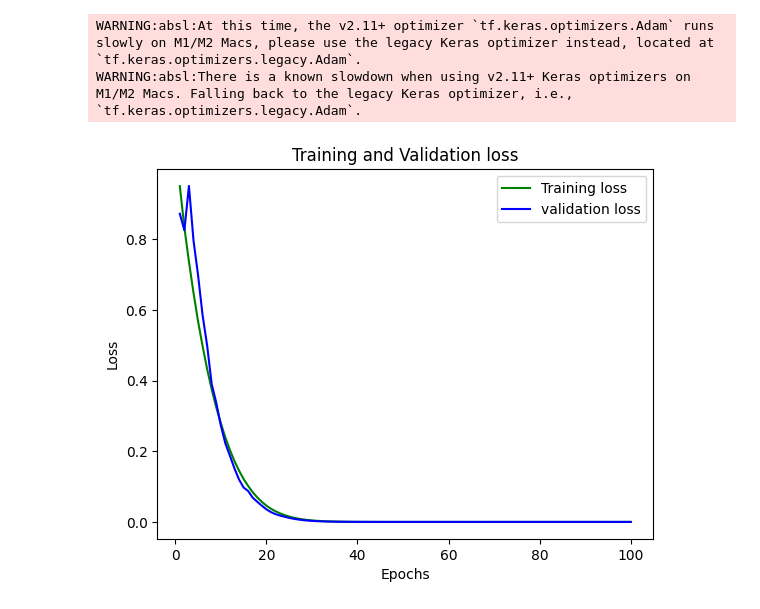
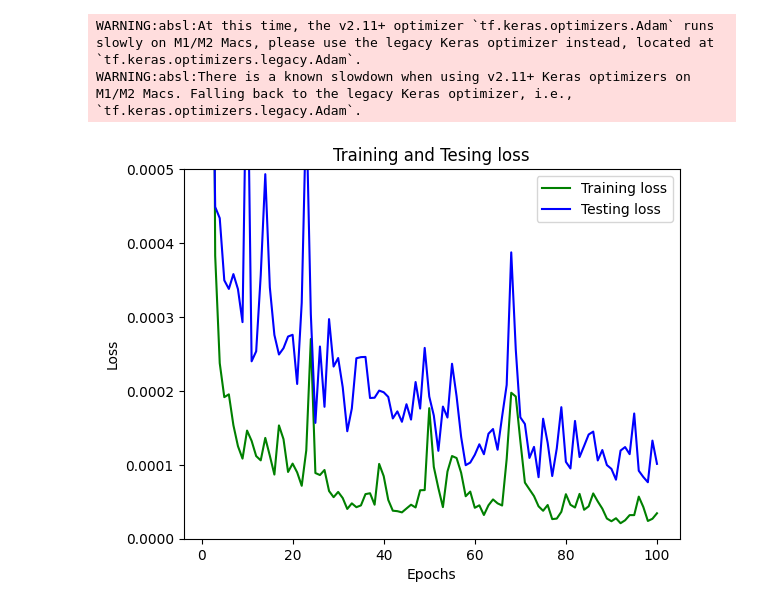
Before and after one commit to respera2/tjl, a Jupyter notebook: Havard Dataset/HV_NN.ipynb, the cells around one changed output. Saved outputs shown, nothing was run; the diff lists cells and outputs as text; code cells hidden in the pictures.

Commit message:
added plots and other changes to scripts

```diff
--- a/Havard Dataset/HV_NN.ipynb
+++ b/Havard Dataset/HV_NN.ipynb
@@ -145,21 +145,24 @@ def create_new_model():
  # create model
  model = Sequential()
  model.add(Dense(29, input_shape=(29,), activation='elu'))
- model.add(BatchNormalization())
+#  model.add(BatchNormalization())
+ model.add(Dense(40, activation='elu'))
+#  model.add(BatchNormalization())
+ model.add(Dense(40, activation='elu'))
+#  model.add(BatchNormalization())
+#  model.add(BatchNormalization())
  model.add(Dense(30, activation='elu'))
- model.add(BatchNormalization())
- model.add(Dropout(rate=0.3))
+#  model.add(BatchNormalization())
+ model.add(Dense(30, activation='elu'))
+#  model.add(BatchNormalization())
+ model.add(Dense(30, activation='elu'))
+#  model.add(BatchNormalization())
+ model.add(Dense(30, activation='elu'))
+#  model.add(BatchNormalization())
  model.add(Dense(20, activation='elu'))
- model.add(BatchNormalization())
- model.add(Dropout(rate=0.4))
- model.add(BatchNormalization())
- model.add(Dense(20, activation='elu'))
- model.add(BatchNormalization())
- model.add(Dropout(rate=0.4))
- model.add(Dense(10, activation='elu'))
- model.add(BatchNormalization())
+#  model.add(BatchNormalization())
  model.add(Dense(1))
- model.add(BatchNormalization())
+#  model.add(BatchNormalization())
  # Compile model
  opt = optimizers.Adam(learning_rate=0.002)
  model.compile(loss='MeanSquaredError', optimizer=opt, metrics=['accuracy'])
@@ -234,16 +237,18 @@ Test MSE:  7.095741243882098e-05
 # %%
 model.fit(X_train, y_train, epochs=100, batch_size=10, validation_data=(X_test, y_test))
 loss_train = model.history_['loss']
 loss_val = model.history_['val_loss']
 epochs = range(1,101)
 plt.plot(epochs, loss_train, 'g', label='Training loss')
-plt.plot(epochs, loss_val, 'b', label='validation loss')
-plt.title('Training and Validation loss')
+plt.plot(epochs, loss_val, 'b', label='Testing loss')
+# plt.xlim(30, 100)
+plt.ylim(.0000, .0005)
+plt.title('Training and Tesing loss')
 plt.xlabel('Epochs')
 plt.ylabel('Loss')
 plt.legend()
 plt.show()
 # %% [output]
 WARNING:absl:At this time, the v2.11+ optimizer `tf.keras.optimizers.Adam` runs slowly on M1/M2 Macs, please use the legacy Keras optimizer instead, located at `tf.keras.optimizers.legacy.Adam`.
 WARNING:absl:There is a known slowdown when using v2.11+ Keras optimizers on M1/M2 Macs. Falling back to the legacy Keras optimizer, i.e., `tf.keras.optimizers.legacy.Adam`.
-[figure, old version]
+[figure, new version]
```
Also changed, not shown: parts of 6 cells of this notebook, 57 other files.
